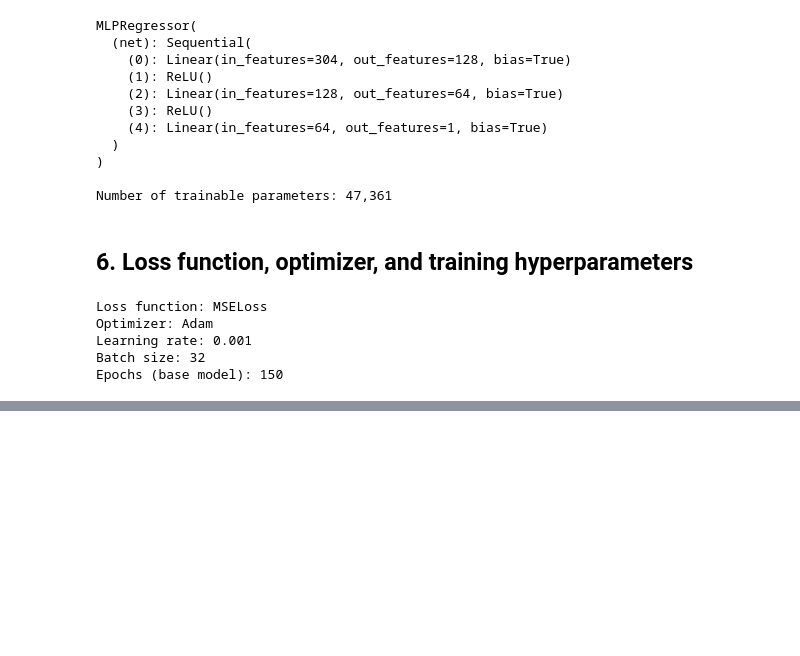
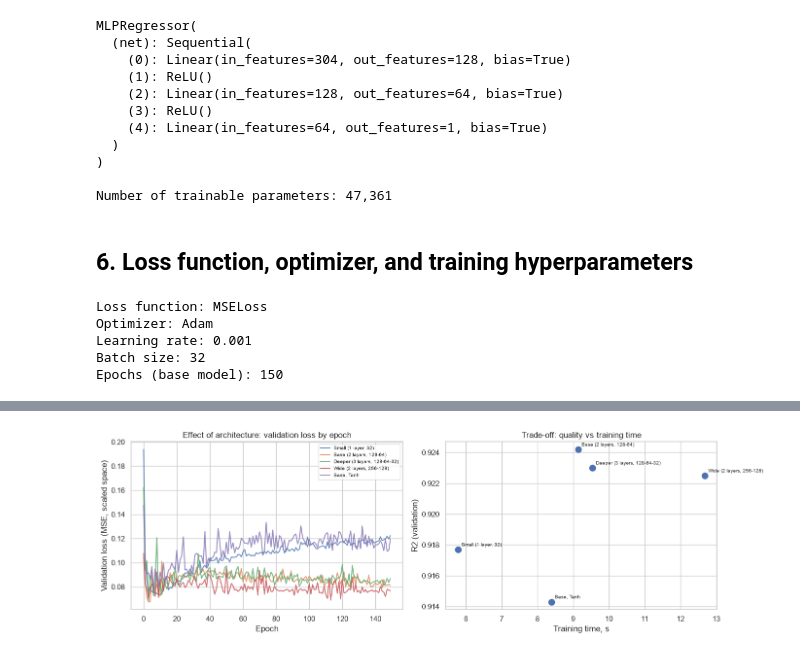
Before and after one commit to anuri-el/Machine-Learning-Technologies, a Jupyter notebook: l6_mlp.ipynb, the cells around one changed output, grey strips where cells are left out. Cells and saved outputs as stored; diff of their text form; code cells hidden in the pictures; blank space fills up the shorter version.

```diff
--- a/l6_mlp.ipynb
+++ b/l6_mlp.ipynb
@@ -328,6 +328,29 @@ def train_model(model, train_loader, X_val_t, y_val_t, n_epochs, learning_rate=0
 
         history['train_loss'].append(train_loss)
         history['val_loss'].append(val_loss)
+
+        if val_loss < best_val_loss:
+            best_val_loss = val_loss
+            best_state = {k: v.clone() for k, v in model.state_dict().items()}
+            epochs_no_improve = 0
+        else:
+            epochs_no_improve += 1
+
+        if verbose and (epoch % 20 == 0 or epoch == n_epochs - 1):
+            print(f"  Epoch {epoch+1}/{n_epochs}: train_loss={train_loss:.4f}, val_loss={val_loss:.4f}")
+
+        if early_stopping_patience is not None and epochs_no_improve >= early_stopping_patience:
+            stopped_epoch = epoch + 1
+            if verbose:
+                print(f"  Early stopping at epoch {stopped_epoch} (val_loss did not improve for {early_stopping_patience} consecutive epochs)")
+            break
+
+    train_time = time.time() - t0
+
+    if best_state is not None:
+        model.load_state_dict(best_state)
+
+    return model, history, {'train_time': train_time, 'best_val_loss': best_val_loss, 'n_epochs_trained': stopped_epoch}
 # %%
 torch.manual_seed(RANDOM_STATE)
 model_base = MLPRegressor(input_dim=n_features, hidden_sizes=(128, 64), dropout_p=0.0)
@@ -333,0 +509,22 @@ model_base = MLPRegressor(input_dim=n_features, hidden_sizes=(128, 64), dropout_
+# %%
+fig, axes = plt.subplots(1, 2, figsize=(14, 4.5))
+
+for name, history in architecture_histories.items():
+    axes[0].plot(history['val_loss'], label=name, alpha=0.8)
+axes[0].set_xlabel('Epoch')
+axes[0].set_ylabel('Validation loss (MSE, scaled space)')
+axes[0].set_title('Effect of architecture: validation loss by epoch')
+axes[0].legend(fontsize=7)
+
+axes[1].scatter(architecture_results_df['train_time_s'], architecture_results_df['R2_val'], s=80)
+for _, row in architecture_results_df.iterrows():
+    axes[1].annotate(row['architecture'], (row['train_time_s'], row['R2_val']), fontsize=7,
+                      xytext=(5, 5), textcoords='offset points')
+axes[1].set_xlabel('Training time, s')
+axes[1].set_ylabel('R2 (validation)')
+axes[1].set_title('Trade-off: quality vs training time')
+
+plt.tight_layout()
+plt.show()
+# %% [output]
+[figure, added]
```
Also changed, not shown: parts of 23 cells of this notebook.
